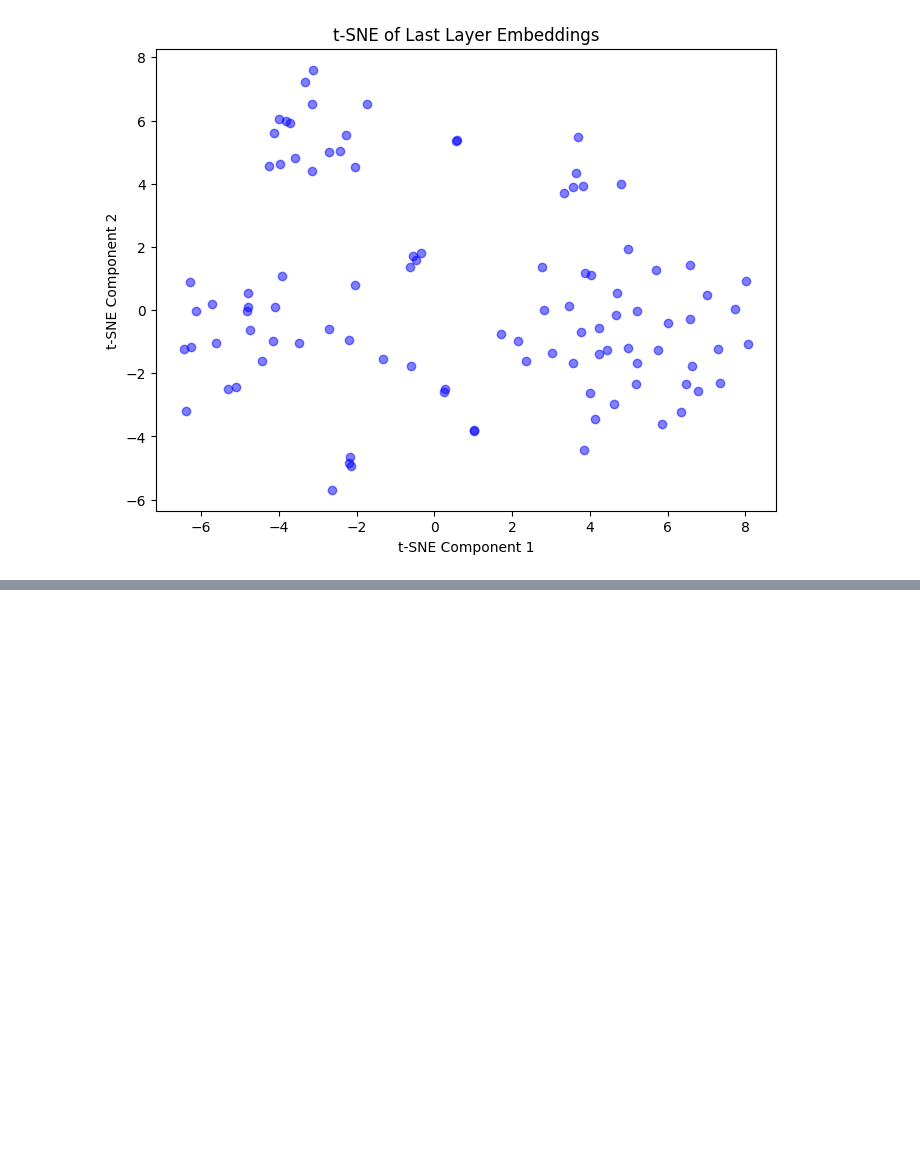
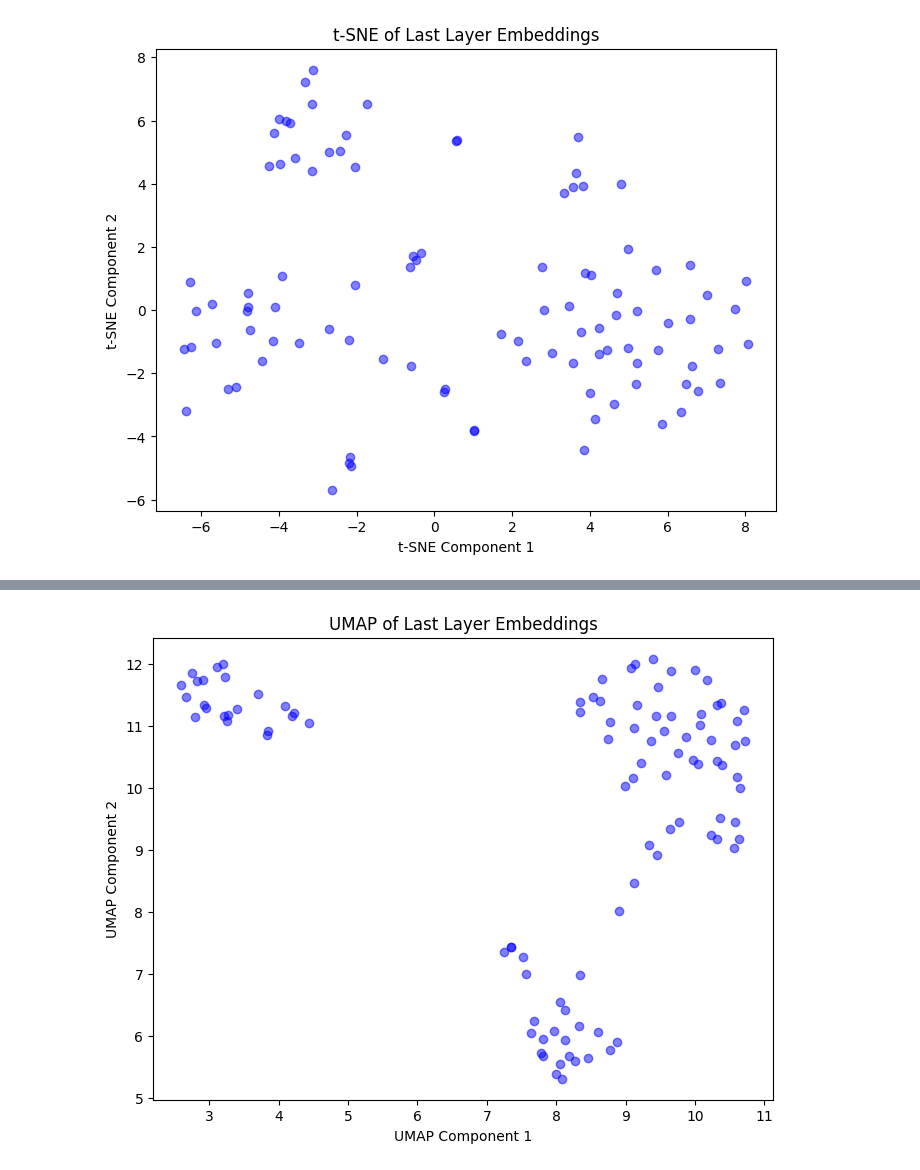
Before and after one commit to leaBroe/BERT_for_antibody_pairing, a Jupyter notebook: paired_model/BERT2BERT/src/PCA_tSNE_umap_analysis.ipynb, the cells around one changed output, grey strips where cells are left out. Saved outputs shown, nothing was run; the diff lists cells and outputs as text; code cells hidden in the pictures; blank space fills up the shorter version.

Commit message:
added umap

```diff
--- a/paired_model/BERT2BERT/src/PCA_analysis.ipynb
+++ b/paired_model/BERT2BERT/src/PCA_tSNE_umap_analysis.ipynb
@@ -208,3 +208,87 @@ To disable this warning, you can either:
         - Avoid using `tokenizers` before the fork if possible
         - Explicitly set the environment variable TOKENIZERS_PARALLELISM=(true | false)
 [figure]
+# %%
+from transformers import EncoderDecoderModel, AutoTokenizer, GenerationConfig
+import torch
+import pandas as pd
+from adapters import init
+import umap
+import matplotlib.pyplot as plt
+import numpy as np
+
+# Initialize device
+device = torch.device("cuda" if torch.cuda.is_available() else "cpu")
+print(f"device: {device}")
+
+# Initialize the model, tokenizer, and generation configuration
+def initialize_model_and_tokenizer(model_path, tokenizer_path, adapter_path, generation_config_path, device, adapter_name):
+    tokenizer = AutoTokenizer.from_pretrained(tokenizer_path)
+    model = EncoderDecoderModel.from_pretrained(model_path)
+    model.to(device)
+    init(model)
+    print(f"model is on device: {model.device}")
+    model.load_adapter(adapter_path)
+    model.set_active_adapters(adapter_name)
+    generation_config = GenerationConfig.from_pretrained(generation_config_path)
+    return model, tokenizer, generation_config
+
+# Define paths
+model_path = "/ibmm_data2/oas_database/paired_lea_tmp/paired_model/BERT2BERT/heavy2light_model_checkpoints/save_adapter_FULL_data_temperature_0.5"
+tokenizer_path = f"{model_path}/checkpoint-336040"
+adapter_path = f"{model_path}/final_adapter"
+generation_config_path = "/ibmm_data2/oas_database/paired_lea_tmp/paired_model/BERT2BERT/heavy2light_model_checkpoints/save_adapter_FULL_data_temperature_0.5"
+adapter_name = "heavy2light_adapter"
+
+# Initialize model and tokenizer
+model, tokenizer, generation_config = initialize_model_and_tokenizer(model_path, tokenizer_path, adapter_path, generation_config_path, device, adapter_name)
+
+# Load test data
+test_file_path = '/ibmm_data2/oas_database/paired_lea_tmp/paired_model/train_test_val_datasets/heavy_sep_light_seq/paired_full_seqs_sep_test_no_ids_space_separated_SMALL.txt'
+
+def load_data(file_path):
+    data = []
+    with open(file_path, 'r') as file:
+        for line in file:
+            data.append(line.strip())
+    sequences = []
+    for entry in data:
+        split_entry = entry.split(' [SEP] ')
+        if len(split_entry) == 2:
+            sequences.append(split_entry)
+        else:
+            print(f"Skipping invalid entry: {entry}")
+    df = pd.DataFrame(sequences, columns=['heavy', 'light'])
+    return df
+
+test_df = load_data(test_file_path)
+heavy_sequences = test_df["heavy"].tolist()
+
+# Function to extract embeddings from the last layer
+def get_last_layer_embeddings(model, tokenizer, sequences, device):
+    embeddings = []
+    model.to(device)
+    model.eval()
+    with torch.no_grad():
+        for seq in sequences:
+            inputs = tokenizer(seq, return_tensors="pt", padding="max_length", truncation=True, max_length=512).to(device)
+            outputs = model.encoder(**inputs)
+            last_hidden_states = outputs.last_hidden_state
+            embeddings.append(last_hidden_states.mean(dim=1).cpu().numpy())  # Mean pooling
+    return np.vstack(embeddings)  # Stack into a numpy array
+
+# Get embeddings from the last layer
+embeddings = get_last_layer_embeddings(model, tokenizer, heavy_sequences, device)
+
+# Apply UMAP
+umap_reducer = umap.UMAP(n_components=2, random_state=42)
+umap_result = umap_reducer.fit_transform(embeddings)
+
+# Plot UMAP result
+plt.figure(figsize=(8, 6))
+plt.scatter(umap_result[:, 0], umap_result[:, 1], c='blue', alpha=0.5)
+plt.title('UMAP of Last Layer Embeddings')
+plt.xlabel('UMAP Component 1')
+plt.ylabel('UMAP Component 2')
+plt.show()
+# %% [output]
@@ -210,0 +299 @@ To disable this warning, you can either:
+[figure, added]
```
Also changed, not shown: parts of 1 cell of this notebook.
